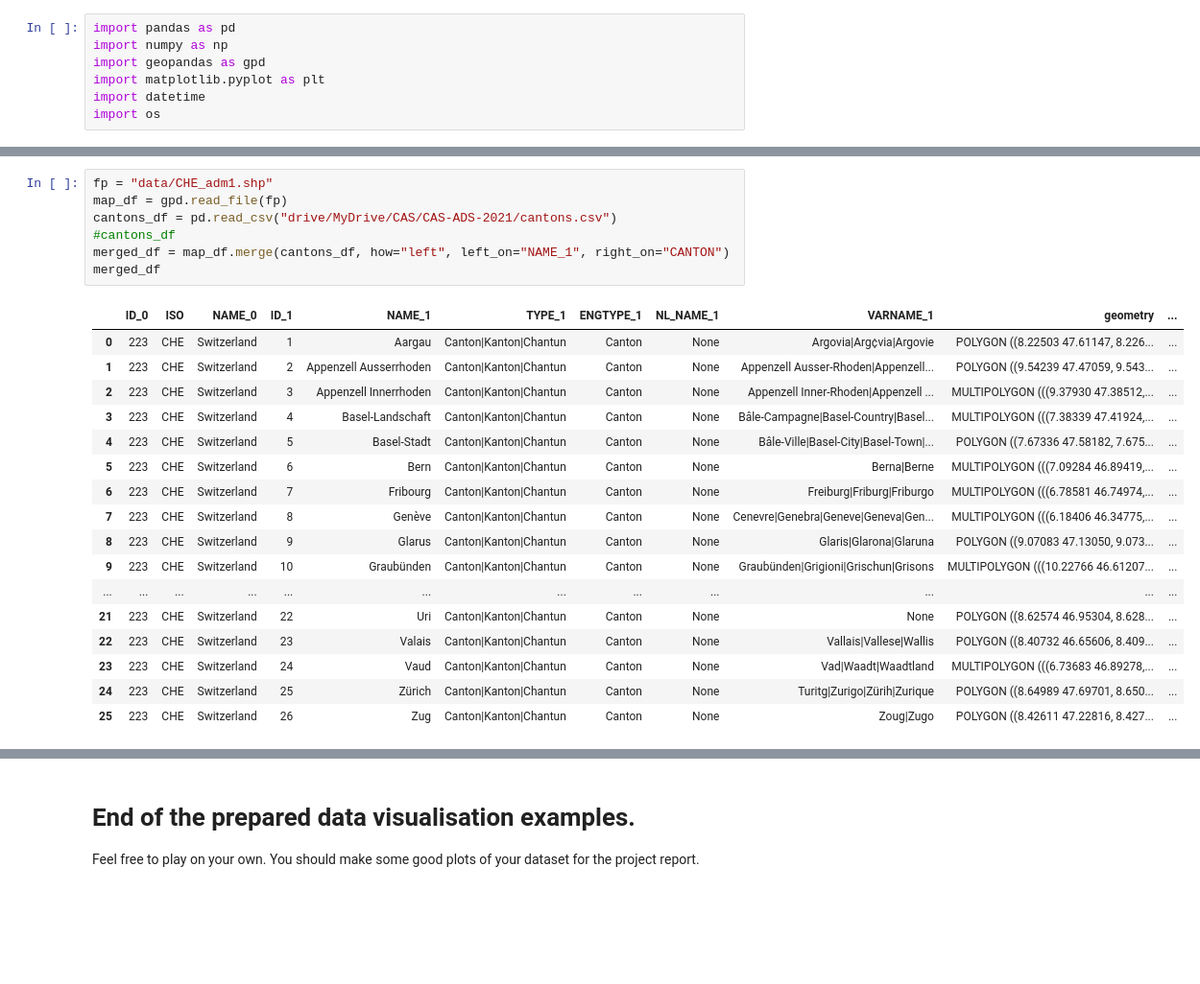
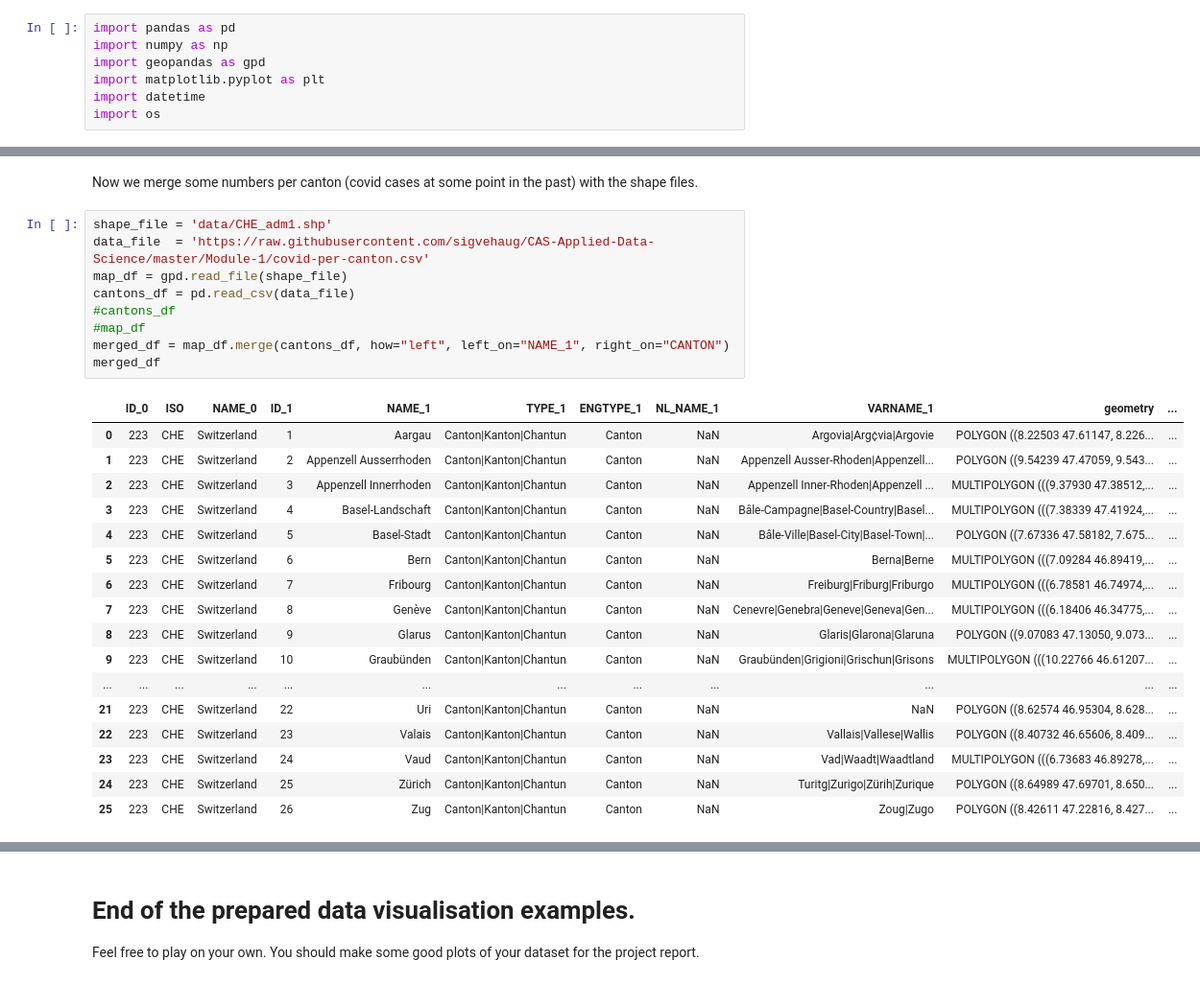
Before and after one commit to sigvehaug/CAS-Applied-Data-Science, a Jupyter notebook: Module-1/M1-D2-DV-Sol.ipynb, the cells around one changed output, grey strips where cells are left out. Shown at 96% size. Cells and saved outputs as stored; diff of their text form; blank space fills up the shorter version.

```diff
--- a/Module-1/M1-D2-DV-Sol.ipynb
+++ b/Module-1/M1-D2-DV-Sol.ipynb
@@ -317,28 +216,32 @@ total 3
+# %% [markdown]
+Now we merge some numbers per canton (covid cases at some point in the past) with the shape files.
 # %%
-fp = "data/CHE_adm1.shp"
-map_df = gpd.read_file(fp)
-cantons_df = pd.read_csv("drive/MyDrive/CAS/CAS-ADS-2021/cantons.csv")
+shape_file = 'data/CHE_adm1.shp'
+data_file  = 'https://raw.githubusercontent.com/sigvehaug/CAS-Applied-Data-Science/master/Module-1/covid-per-canton.csv'
+map_df = gpd.read_file(shape_file)
+cantons_df = pd.read_csv(data_file)
 #cantons_df
+#map_df
 merged_df = map_df.merge(cantons_df, how="left", left_on="NAME_1", right_on="CANTON")
 merged_df
 # %% [output]
 |  | ID_0 | ISO | NAME_0 | ID_1 | NAME_1 | TYPE_1 | ENGTYPE_1 | NL_NAME_1 | VARNAME_1 | geometry | ... |
-| 0 | 223 | CHE | Switzerland | 1 | Aargau | Canton|Kanton|Chantun | Canton | None | Argovia|Arg¢via|Argovie | POLYGON ((8.22503 47.61147, 8.226... | ... |
-| 1 | 223 | CHE | Switzerland | 2 | Appenzell Ausserrhoden | Canton|Kanton|Chantun | Canton | None | Appenzell Ausser-Rhoden|Appenzell... | POLYGON ((9.54239 47.47059, 9.543... | ... |
-| 2 | 223 | CHE | Switzerland | 3 | Appenzell Innerrhoden | Canton|Kanton|Chantun | Canton | None | Appenzell Inner-Rhoden|Appenzell ... | MULTIPOLYGON (((9.37930 47.38512,... | ... |
-| 3 | 223 | CHE | Switzerland | 4 | Basel-Landschaft | Canton|Kanton|Chantun | Canton | None | Bâle-Campagne|Basel-Country|Basel... | MULTIPOLYGON (((7.38339 47.41924,... | ... |
-| 4 | 223 | CHE | Switzerland | 5 | Basel-Stadt | Canton|Kanton|Chantun | Canton | None | Bâle-Ville|Basel-City|Basel-Town|... | POLYGON ((7.67336 47.58182, 7.675... | ... |
-| 5 | 223 | CHE | Switzerland | 6 | Bern | Canton|Kanton|Chantun | Canton | None | Berna|Berne | MULTIPOLYGON (((7.09284 46.89419,... | ... |
-| 6 | 223 | CHE | Switzerland | 7 | Fribourg | Canton|Kanton|Chantun | Canton | None | Freiburg|Friburg|Friburgo | MULTIPOLYGON (((6.78581 46.74974,... | ... |
-| 7 | 223 | CHE | Switzerland | 8 | Genève | Canton|Kanton|Chantun | Canton | None | Cenevre|Genebra|Geneve|Geneva|Gen... | MULTIPOLYGON (((6.18406 46.34775,... | ... |
-| 8 | 223 | CHE | Switzerland | 9 | Glarus | Canton|Kanton|Chantun | Canton | None | Glaris|Glarona|Glaruna | POLYGON ((9.07083 47.13050, 9.073... | ... |
-| 9 | 223 | CHE | Switzerland | 10 | Graubünden | Canton|Kanton|Chantun | Canton | None | Graubünden|Grigioni|Grischun|Grisons | MULTIPOLYGON (((10.22766 46.61207... | ... |
+| 0 | 223 | CHE | Switzerland | 1 | Aargau | Canton|Kanton|Chantun | Canton | NaN | Argovia|Arg¢via|Argovie | POLYGON ((8.22503 47.61147, 8.226... | ... |
+| 1 | 223 | CHE | Switzerland | 2 | Appenzell Ausserrhoden | Canton|Kanton|Chantun | Canton | NaN | Appenzell Ausser-Rhoden|Appenzell... | POLYGON ((9.54239 47.47059, 9.543... | ... |
+| 2 | 223 | CHE | Switzerland | 3 | Appenzell Innerrhoden | Canton|Kanton|Chantun | Canton | NaN | Appenzell Inner-Rhoden|Appenzell ... | MULTIPOLYGON (((9.37930 47.38512,... | ... |
+| 3 | 223 | CHE | Switzerland | 4 | Basel-Landschaft | Canton|Kanton|Chantun | Canton | NaN | Bâle-Campagne|Basel-Country|Basel... | MULTIPOLYGON (((7.38339 47.41924,... | ... |
+| 4 | 223 | CHE | Switzerland | 5 | Basel-Stadt | Canton|Kanton|Chantun | Canton | NaN | Bâle-Ville|Basel-City|Basel-Town|... | POLYGON ((7.67336 47.58182, 7.675... | ... |
+| 5 | 223 | CHE | Switzerland | 6 | Bern | Canton|Kanton|Chantun | Canton | NaN | Berna|Berne | MULTIPOLYGON (((7.09284 46.89419,... | ... |
+| 6 | 223 | CHE | Switzerland | 7 | Fribourg | Canton|Kanton|Chantun | Canton | NaN | Freiburg|Friburg|Friburgo | MULTIPOLYGON (((6.78581 46.74974,... | ... |
+| 7 | 223 | CHE | Switzerland | 8 | Genève | Canton|Kanton|Chantun | Canton | NaN | Cenevre|Genebra|Geneve|Geneva|Gen... | MULTIPOLYGON (((6.18406 46.34775,... | ... |
+| 8 | 223 | CHE | Switzerland | 9 | Glarus | Canton|Kanton|Chantun | Canton | NaN | Glaris|Glarona|Glaruna | POLYGON ((9.07083 47.13050, 9.073... | ... |
+| 9 | 223 | CHE | Switzerland | 10 | Graubünden | Canton|Kanton|Chantun | Canton | NaN | Graubünden|Grigioni|Grischun|Grisons | MULTIPOLYGON (((10.22766 46.61207... | ... |
 | ... | ... | ... | ... | ... | ... | ... | ... | ... | ... | ... | ... |
-| 21 | 223 | CHE | Switzerland | 22 | Uri | Canton|Kanton|Chantun | Canton | None | None | POLYGON ((8.62574 46.95304, 8.628... | ... |
-| 22 | 223 | CHE | Switzerland | 23 | Valais | Canton|Kanton|Chantun | Canton | None | Vallais|Vallese|Wallis | POLYGON ((8.40732 46.65606, 8.409... | ... |
-| 23 | 223 | CHE | Switzerland | 24 | Vaud | Canton|Kanton|Chantun | Canton | None | Vad|Waadt|Waadtland | MULTIPOLYGON (((6.73683 46.89278,... | ... |
-| 24 | 223 | CHE | Switzerland | 25 | Zürich | Canton|Kanton|Chantun | Canton | None | Turitg|Zurigo|Zürih|Zurique | POLYGON ((8.64989 47.69701, 8.650... | ... |
-| 25 | 223 | CHE | Switzerland | 26 | Zug | Canton|Kanton|Chantun | Canton | None | Zoug|Zugo | POLYGON ((8.42611 47.22816, 8.427... | ... |
+| 21 | 223 | CHE | Switzerland | 22 | Uri | Canton|Kanton|Chantun | Canton | NaN | NaN | POLYGON ((8.62574 46.95304, 8.628... | ... |
+| 22 | 223 | CHE | Switzerland | 23 | Valais | Canton|Kanton|Chantun | Canton | NaN | Vallais|Vallese|Wallis | POLYGON ((8.40732 46.65606, 8.409... | ... |
+| 23 | 223 | CHE | Switzerland | 24 | Vaud | Canton|Kanton|Chantun | Canton | NaN | Vad|Waadt|Waadtland | MULTIPOLYGON (((6.73683 46.89278,... | ... |
+| 24 | 223 | CHE | Switzerland | 25 | Zürich | Canton|Kanton|Chantun | Canton | NaN | Turitg|Zurigo|Zürih|Zurique | POLYGON ((8.64989 47.69701, 8.650... | ... |
+| 25 | 223 | CHE | Switzerland | 26 | Zug | Canton|Kanton|Chantun | Canton | NaN | Zoug|Zugo | POLYGON ((8.42611 47.22816, 8.427... | ... |
 # %%
 def plotmap(df, datacol, vmax, filename, title):
     sm = plt.cm.ScalarMappable(cmap='Blues', norm=plt.Normalize(vmin=0, vmax=vmax))
```
Also changed, not shown: parts of 19 cells of this notebook.
